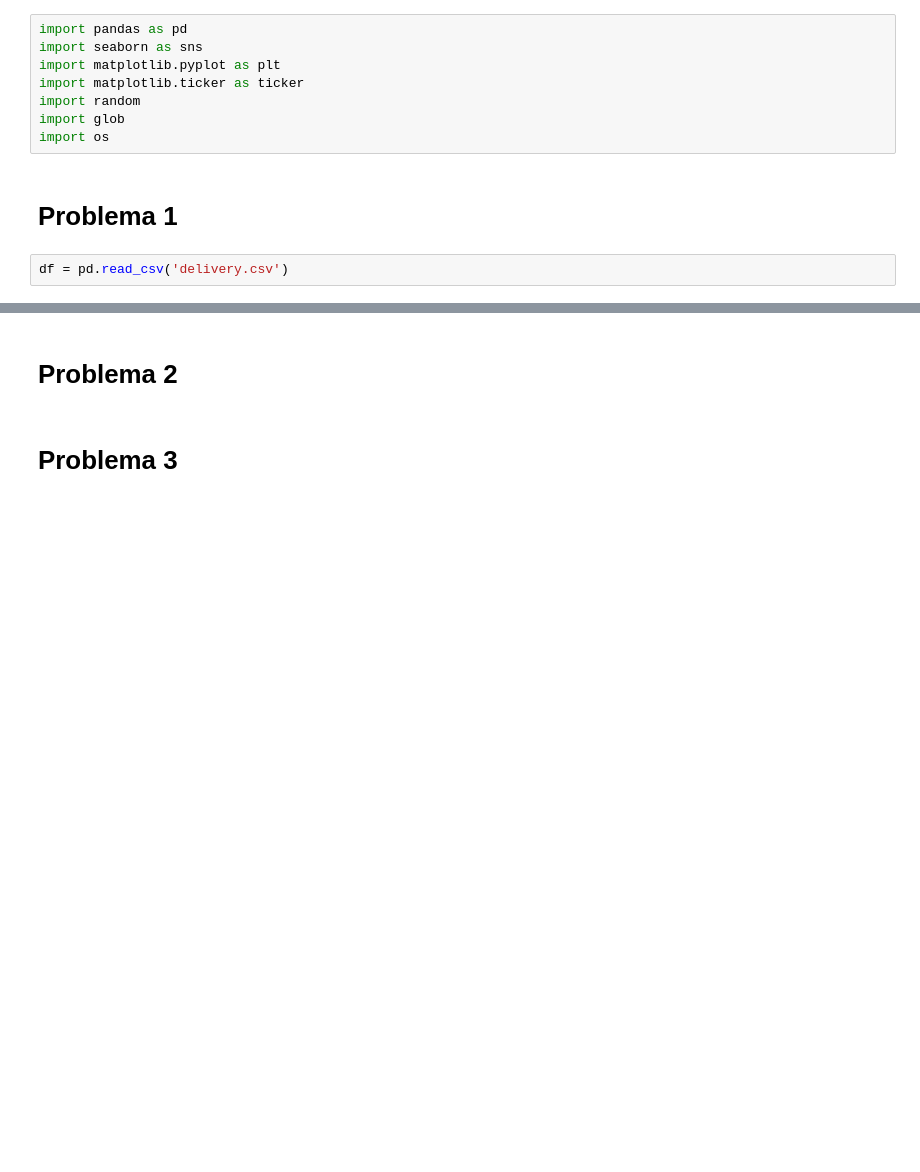
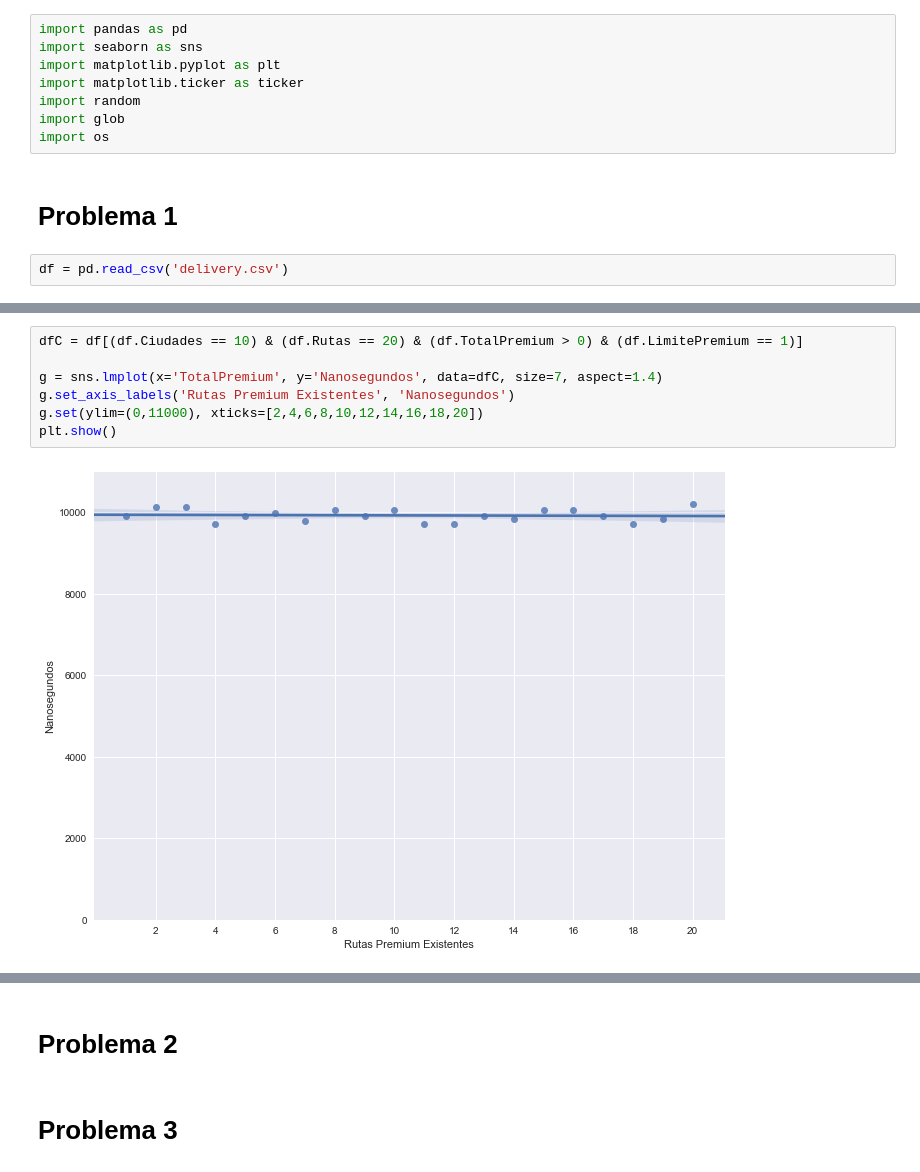
Before and after one commit to ZebaSz/algo3-tp2, a Jupyter notebook: informe/data/Algo3-TP2.ipynb, the cells around one changed output, grey strips where cells are left out. Cells and saved outputs as stored; diff of their text form; blank space fills up the shorter version.

```diff
--- a/informe/data/Algo3-TP2.ipynb
+++ b/informe/data/Algo3-TP2.ipynb
@@ -26,0 +29,9 @@ plt.show()
+# %%
+dfC = df[(df.Ciudades == 10) & (df.Rutas == 20) & (df.TotalPremium > 0) & (df.LimitePremium == 1)]
+
+g = sns.lmplot(x='TotalPremium', y='Nanosegundos', data=dfC, size=7, aspect=1.4)
+g.set_axis_labels('Rutas Premium Existentes', 'Nanosegundos')
+g.set(ylim=(0,11000), xticks=[2,4,6,8,10,12,14,16,18,20])
+plt.show()
+# %% [output]
+[figure, added]
```
Also changed, not shown: parts of 5 cells of this notebook, 9 other files.
